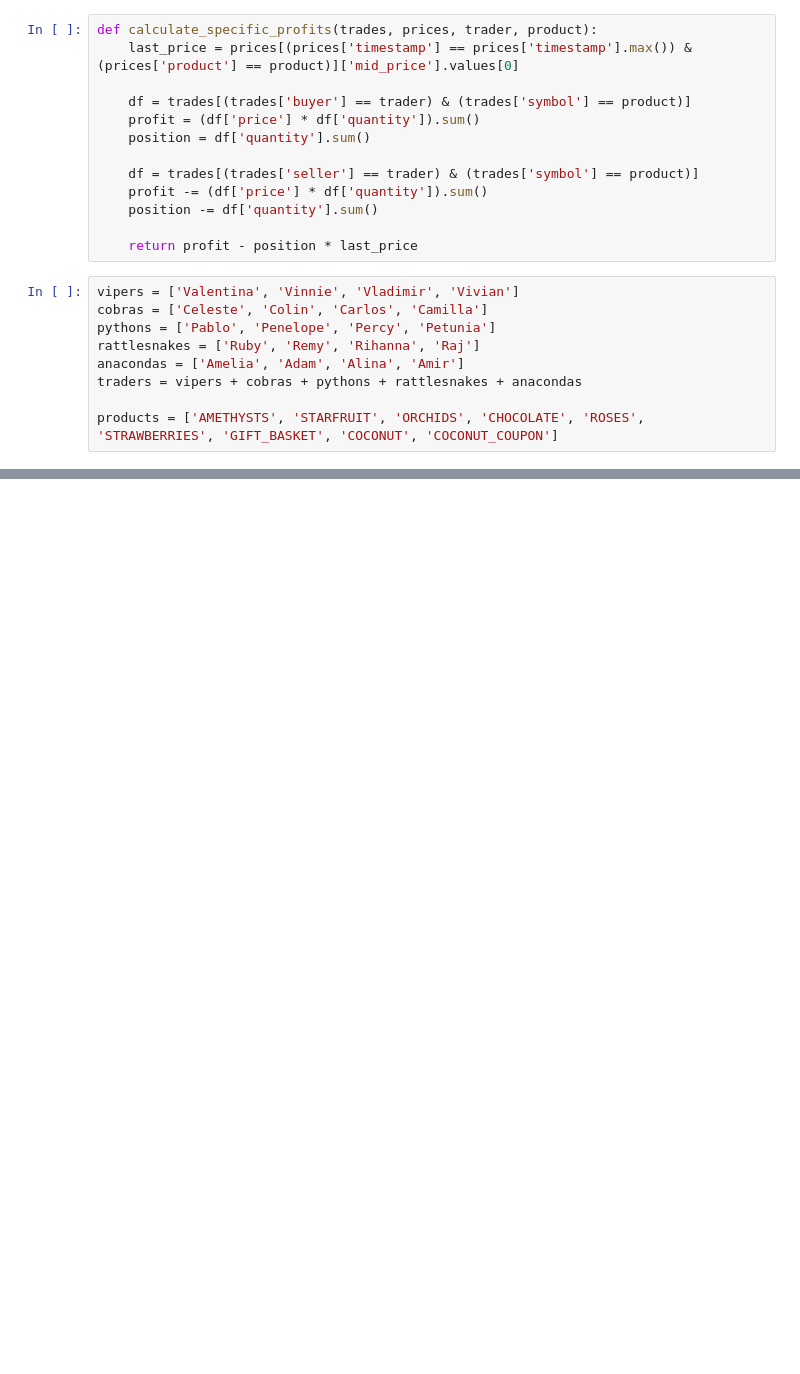
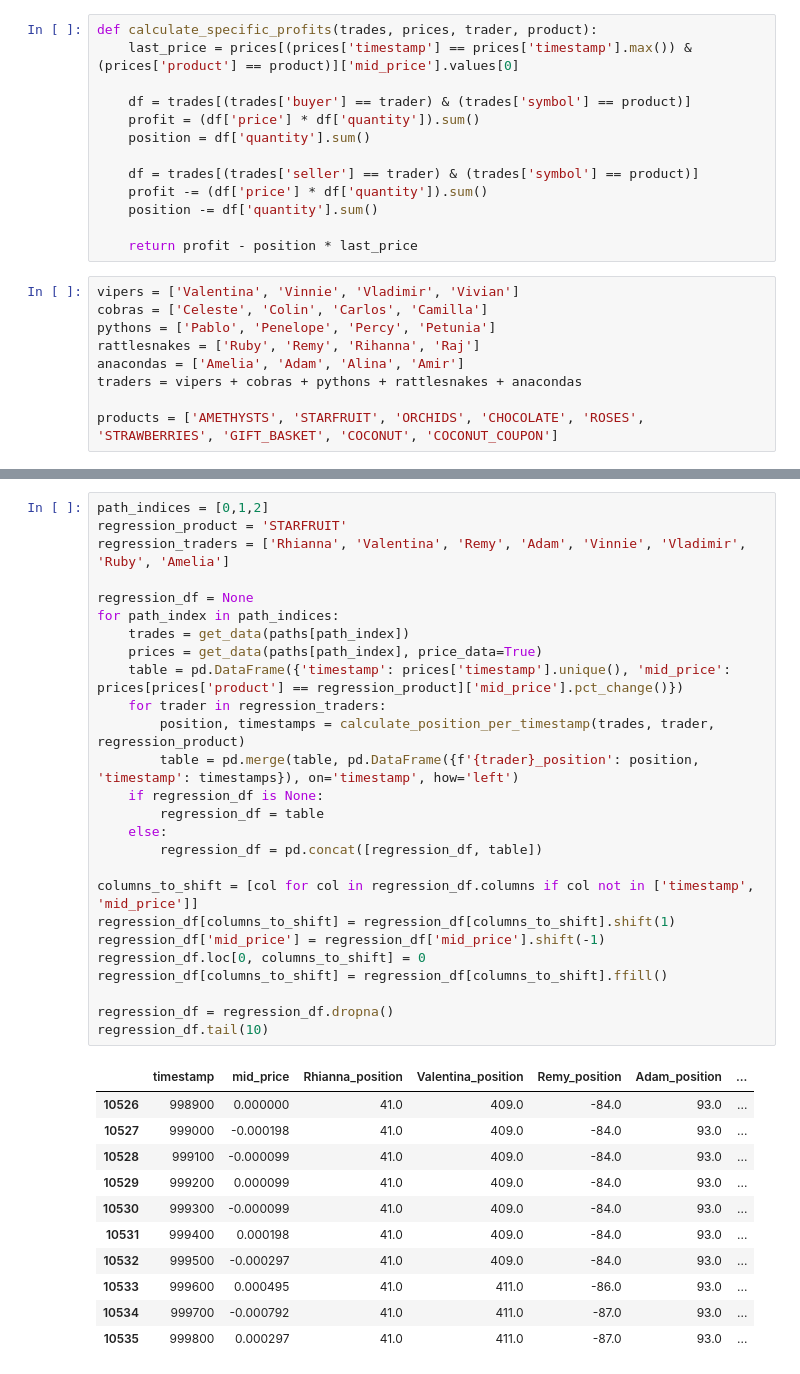
Before and after one commit to Gael-BB/Prosperity2, a Jupyter notebook: research/round5/profit_visualizer.ipynb, the cells around one changed output, grey strips where cells are left out. Drawn from its saved outputs; the diff is of its cells as text; blank space fills up the shorter version.

```diff
--- a/research/round5/profit_visualizer.ipynb
+++ b/research/round5/profit_visualizer.ipynb
@@ -63,0 +125,38 @@ plt.show()
+# %%
+path_indices = [0,1,2]
+regression_product = 'STARFRUIT'
+regression_traders = ['Rhianna', 'Valentina', 'Remy', 'Adam', 'Vinnie', 'Vladimir', 'Ruby', 'Amelia']
+
+regression_df = None
+for path_index in path_indices:
+    trades = get_data(paths[path_index])
+    prices = get_data(paths[path_index], price_data=True)
+    table = pd.DataFrame({'timestamp': prices['timestamp'].unique(), 'mid_price': prices[prices['product'] == regression_product]['mid_price'].pct_change()})
+    for trader in regression_traders:
+        position, timestamps = calculate_position_per_timestamp(trades, trader, regression_product)
+        table = pd.merge(table, pd.DataFrame({f'{trader}_position': position, 'timestamp': timestamps}), on='timestamp', how='left')
+    if regression_df is None:
+        regression_df = table
+    else:
+        regression_df = pd.concat([regression_df, table])
+
+columns_to_shift = [col for col in regression_df.columns if col not in ['timestamp', 'mid_price']]
+regression_df[columns_to_shift] = regression_df[columns_to_shift].shift(1)
+regression_df['mid_price'] = regression_df['mid_price'].shift(-1)
+regression_df.loc[0, columns_to_shift] = 0
+regression_df[columns_to_shift] = regression_df[columns_to_shift].ffill()
+
+regression_df = regression_df.dropna()
+regression_df.tail(10)
+# %% [output]
+|  | timestamp | mid_price | Rhianna_position | Valentina_position | Remy_position | Adam_position | ... |
+| 10526 | 998900 | 0.000000 | 41.0 | 409.0 | -84.0 | 93.0 | ... |
+| 10527 | 999000 | -0.000198 | 41.0 | 409.0 | -84.0 | 93.0 | ... |
+| 10528 | 999100 | -0.000099 | 41.0 | 409.0 | -84.0 | 93.0 | ... |
+| 10529 | 999200 | 0.000099 | 41.0 | 409.0 | -84.0 | 93.0 | ... |
+| 10530 | 999300 | -0.000099 | 41.0 | 409.0 | -84.0 | 93.0 | ... |
+| 10531 | 999400 | 0.000198 | 41.0 | 409.0 | -84.0 | 93.0 | ... |
+| 10532 | 999500 | -0.000297 | 41.0 | 409.0 | -84.0 | 93.0 | ... |
+| 10533 | 999600 | 0.000495 | 41.0 | 411.0 | -86.0 | 93.0 | ... |
+| 10534 | 999700 | -0.000792 | 41.0 | 411.0 | -87.0 | 93.0 | ... |
+| 10535 | 999800 | 0.000297 | 41.0 | 411.0 | -87.0 | 93.0 | ... |
```
Also changed, not shown: parts of 7 cells of this notebook, 1 other file.
